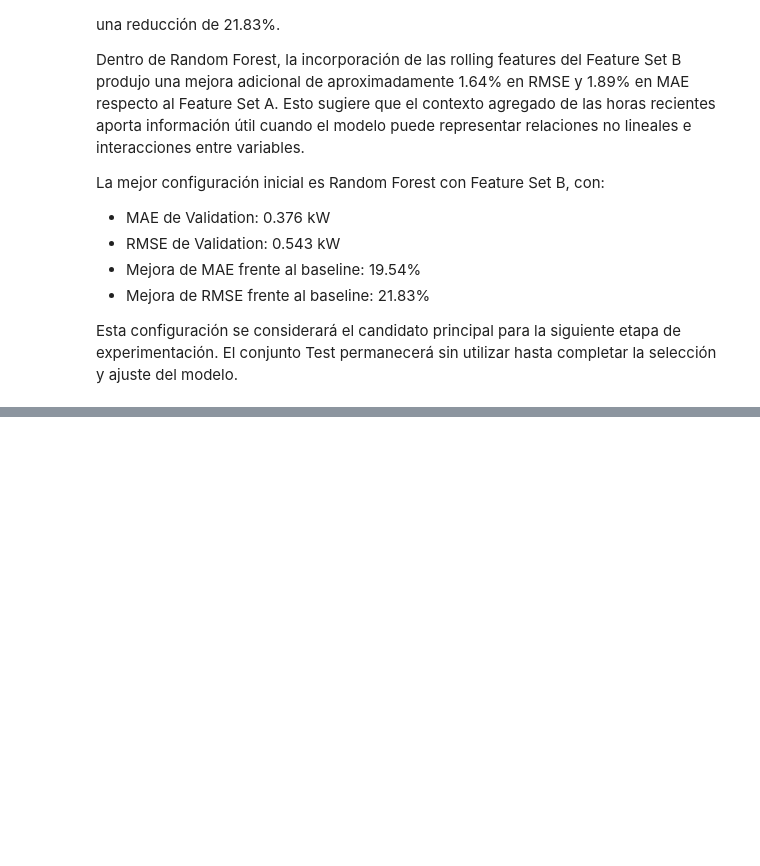
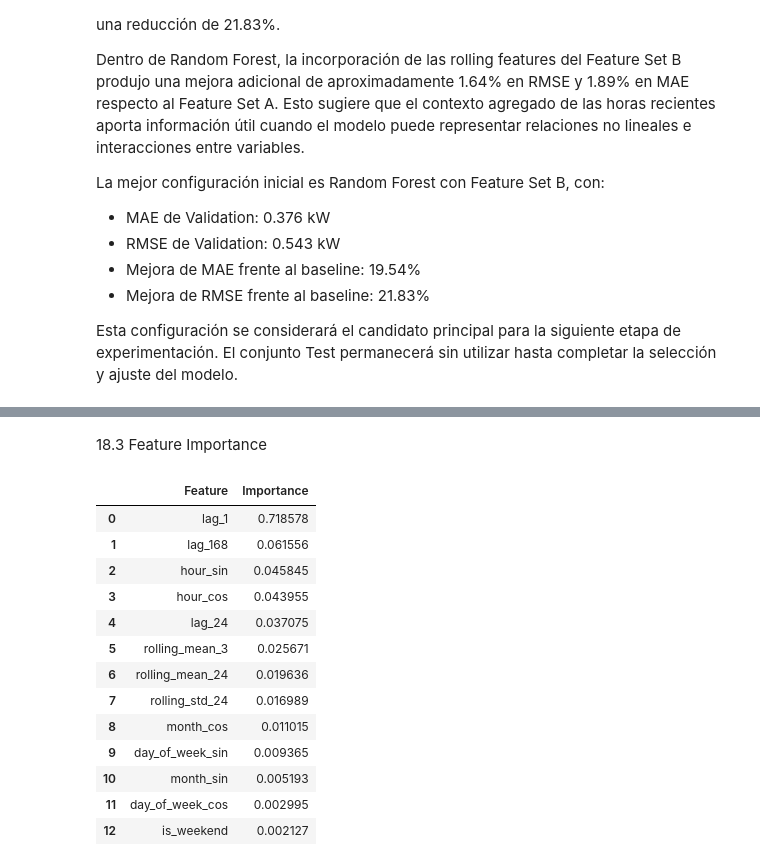
Before and after one commit to alexandrachr2303/Proyecto-Household-Power-G7, a Jupyter notebook: 02_timeseries_feature_engineering_modeling.ipynb, the cells around one changed output, grey strips where cells are left out. Saved outputs shown, nothing was run; the diff lists cells and outputs as text; code cells hidden in the pictures; blank space fills up the shorter version.

```diff
--- a/02_timeseries_feature_engineering_modeling.ipynb
+++ b/02_timeseries_feature_engineering_modeling.ipynb
@@ -2478,0 +3269,18 @@ completar la selección y ajuste del modelo.
+# %%
+X_train_final = pd.concat(
+    [
+        X_train_b,
+        X_val_b
+    ]
+)
+
+y_train_final = pd.concat(
+    [
+        y_train,
+        y_val
+    ]
+)
+
+print("Train + Validation")
+print("X:", X_train_final.shape)
+print("y:", y_train_final.shape)
@@ -2478,0 +3571,39 @@ completar la selección y ajuste del modelo.
+# %% [markdown]
+18.3 Feature Importance
+# %%
+importancia_final = pd.DataFrame({
+
+    "Feature":
+        features_b,
+
+    "Importance":
+        modelo_final.feature_importances_
+})
+
+importancia_final = (
+    importancia_final
+    .sort_values(
+        "Importance",
+        ascending=False
+    )
+    .reset_index(drop=True)
+)
+
+display(
+    importancia_final
+)
+# %% [output]
+|  | Feature | Importance |
+| 0 | lag_1 | 0.718578 |
+| 1 | lag_168 | 0.061556 |
+| 2 | hour_sin | 0.045845 |
+| 3 | hour_cos | 0.043955 |
+| 4 | lag_24 | 0.037075 |
+| 5 | rolling_mean_3 | 0.025671 |
+| 6 | rolling_mean_24 | 0.019636 |
+| 7 | rolling_std_24 | 0.016989 |
+| 8 | month_cos | 0.011015 |
+| 9 | day_of_week_sin | 0.009365 |
+| 10 | month_sin | 0.005193 |
+| 11 | day_of_week_cos | 0.002995 |
+| 12 | is_weekend | 0.002127 |
```
Also changed, not shown: parts of 97 cells of this notebook, 1 other file.
